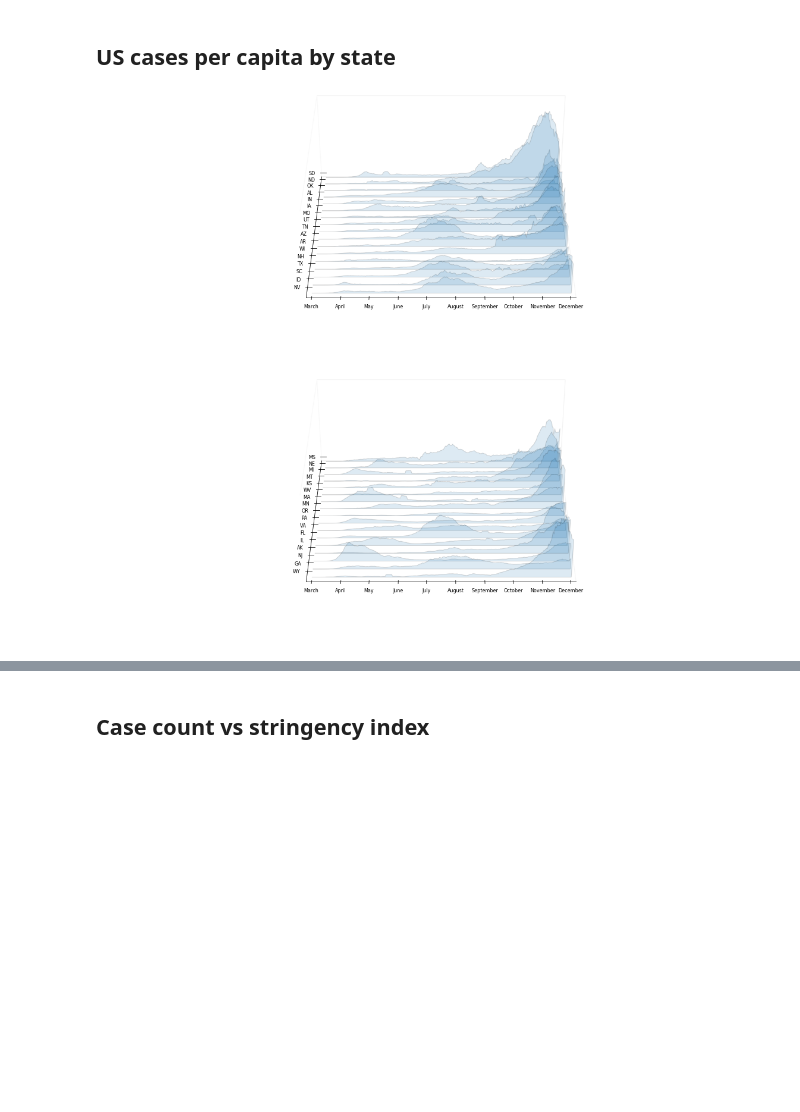
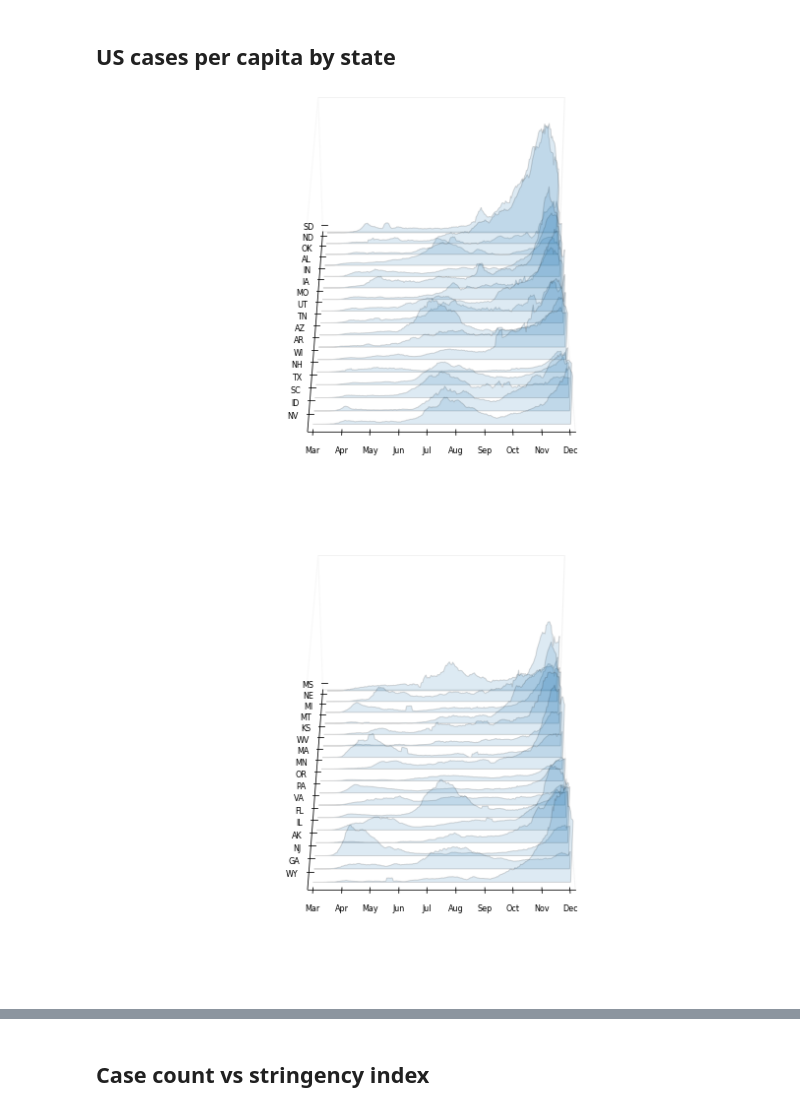
Before and after one commit to UCSD-ECE143-2020FALL-TEAM24/CovidPolicyAnalysis, a Jupyter notebook: ECE 143 COVID-19 Government Policy Analysis.ipynb, the cells around one changed output, grey strips where cells are left out. Saved outputs shown, nothing was run; the diff lists cells and outputs as text; code cells hidden in the pictures; blank space fills up the shorter version.

```diff
--- a/ECE 143 COVID-19 Government Policy Analysis.ipynb
+++ b/ECE 143 COVID-19 Government Policy Analysis.ipynb
@@ -334,9 +334,10 @@ def plot_by_index(epi_data, gr_data, demo_data, country, ax0, ax, i, state_list)
     ax.set_ylim3d(0, i)
     ax.set_zlim3d(0, 200)
     ax.grid(False)
-    months = {"January":0, "February":1, "March":2, "April":3, "May":4, "June":5, "July":6,
-              "August":7, "September":8, "October":9, "November":10, "December":11 }
+    months = {"Jan":0, "Feb":1, "Mar":2, "Apr":3, "May":4, "Jun":5, "Jul":6,
+              "Aug":7, "Sep":8, "Oct":9, "Nov":10, "Dec":11 }
     month_idx = np.unique(epi_data.index.month_name()).tolist()
+    month_idx = [month[0:3] for month in month_idx]
     month_idx = sorted(month_idx, key=months.get)
     ax.set_xticklabels(month_idx, fontsize=8)
     ax.yaxis._axinfo['juggled'] = (1,1,0)
@@ -396,33 +397,33 @@ for i in range(len(state_code)):
 si_idx.sort(key = lambda x: x[1], reverse=True)
 # display(si_idx)
 si_thresholds = [0, 47, 51, 100]
 
 for x in range(3):
-    fig = plt.figure(figsize=(20, 8))
+    fig = plt.figure(figsize=(12, 8))
     ax0 = plt.figure().gca()
     ax = fig.gca(projection='3d')
     ax.elev = 35
     ax.azim = 270
     ax.dist = 14
     x_scale=1
     y_scale=2.1
     z_scale=1
     ax.get_proj = lambda: np.dot(Axes3D.get_proj(ax), np.diag([x_scale, y_scale, z_scale, 1]))
 
     j = 0
     state_list = []
     for i in range(len(state_code)):
         state = si_idx[i][0]
         if si_idx[i][1] < si_thresholds[x+1] and si_idx[i][1] >= si_thresholds[x]:
             state_list.append(state[3:])
     for i in range(len(state_code)):
         state = si_idx[i][0]
         if si_idx[i][1] < si_thresholds[x+1] and si_idx[i][1] >= si_thresholds[x]:
             plot_by_index(globals()["{0}_epi_df".format(state)], globals()["{0}_gr_df".format(state)],
                           globals()["{0}_demo_df".format(state)], state, ax0, ax, j, state_list)
             j += 1
     plt.close()
     plt.savefig("fig_{0}".format(x), dpi=300)
 # %% [output]
-[figure, old version]
+[figure, new version]
-[figure, old version]
+[figure, new version]
```
Also changed, not shown: parts of 1 cell of this notebook.
